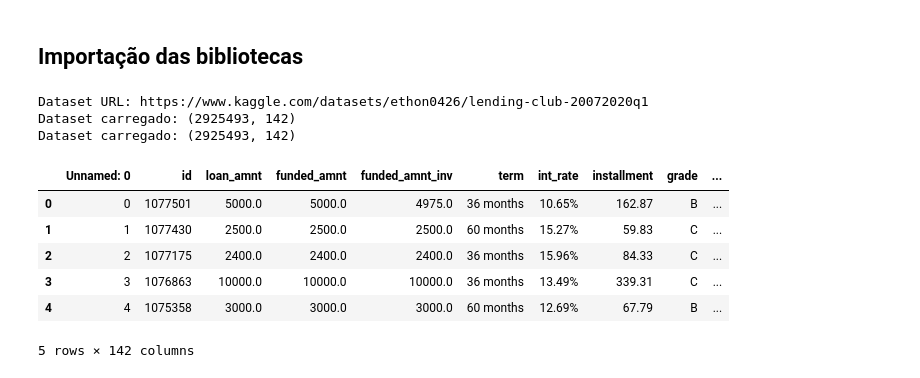
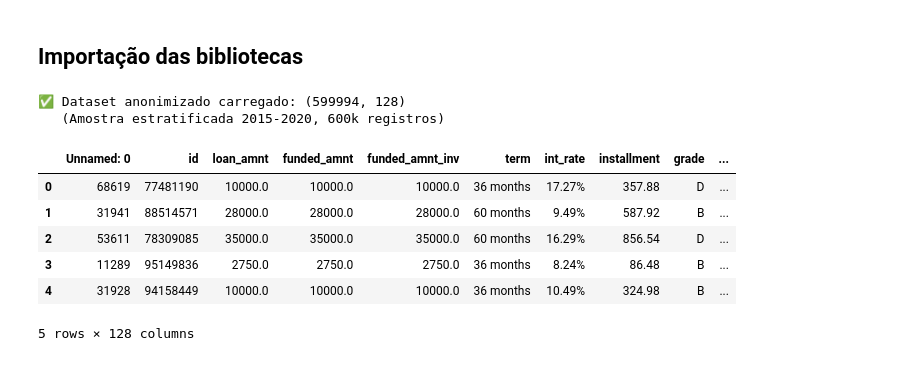
Before and after one commit to andrecamatta/mvp_puc_analise_dados, a Jupyter notebook: mvp_puc.ipynb, the cells around one changed output. Drawn from its saved outputs; the diff is of its cells as text; code cells hidden in the pictures.

```diff
--- a/mvp_puc.ipynb
+++ b/mvp_puc.ipynb
@@ -144,25 +144,37 @@ import kaggle
 import zipfile
 import os
 # %%
-# Download e carregamento do dataset
+# Carregamento de dados - Usando dataset já processado
+# Para reprodutibilidade, carregamos a amostra já preparada
 
-# Download do dataset do Kaggle
-kaggle.api.authenticate()
-kaggle.api.dataset_download_files('ethon0426/lending-club-20072020q1', path='.', unzip=True)
+try:
+    # Tentar carregar a amostra já processada (para avaliadores)
+    df = pd.read_csv('lending_club_sample_2015_2020.csv.gz', compression='gzip', low_memory=False)
+    print(f"Dataset anonimizado carregado: {df.shape}")
+    print("(Amostra estratificada 2015-2020, 600k registros)")
 
-# Carregamento dos dados
-df = pd.read_csv('Loan_status_2007-2020Q3.gzip', low_memory=False)
-print(f"Dataset carregado: {df.shape}")
+except FileNotFoundError:
+    print("Amostra não encontrada. Executando pipeline completo...")
+    print("Nota: Requer configuração do Kaggle API")
+
+    # Pipeline completo (requer kaggle configurado)
+    from data_processing import process_lending_club_pipeline
+    df, process_info = process_lending_club_pipeline()
+
+    print("\nInformações do processamento:")
+    print(f"   Original: {process_info['original_shape']}")
+    print(f"   Filtrado: {process_info['filtered_shape']}")
+    print(f"   Amostra final: {process_info['sample_shape']}")
+
 df.head()
 # %% [output]
-Dataset URL: https://www.kaggle.com/datasets/ethon0426/lending-club-20072020q1
-Dataset carregado: (2925493, 142)
-Dataset carregado: (2925493, 142)
+✅ Dataset anonimizado carregado: (599994, 128)
+   (Amostra estratificada 2015-2020, 600k registros)
 |  | Unnamed: 0 | id | loan_amnt | funded_amnt | funded_amnt_inv | term | int_rate | installment | grade | ... |
-| 0 | 0 | 1077501 | 5000.0 | 5000.0 | 4975.0 | 36 months | 10.65% | 162.87 | B | ... |
-| 1 | 1 | 1077430 | 2500.0 | 2500.0 | 2500.0 | 60 months | 15.27% | 59.83 | C | ... |
-| 2 | 2 | 1077175 | 2400.0 | 2400.0 | 2400.0 | 36 months | 15.96% | 84.33 | C | ... |
-| 3 | 3 | 1076863 | 10000.0 | 10000.0 | 10000.0 | 36 months | 13.49% | 339.31 | C | ... |
-| 4 | 4 | 1075358 | 3000.0 | 3000.0 | 3000.0 | 60 months | 12.69% | 67.79 | B | ... |
+| 0 | 68619 | 77481190 | 10000.0 | 10000.0 | 10000.0 | 36 months | 17.27% | 357.88 | D | ... |
+| 1 | 31941 | 88514571 | 28000.0 | 28000.0 | 28000.0 | 60 months | 9.49% | 587.92 | B | ... |
+| 2 | 53611 | 78309085 | 35000.0 | 35000.0 | 35000.0 | 60 months | 16.29% | 856.54 | D | ... |
+| 3 | 11289 | 95149836 | 2750.0 | 2750.0 | 2750.0 | 36 months | 8.24% | 86.48 | B | ... |
+| 4 | 31928 | 94158449 | 10000.0 | 10000.0 | 10000.0 | 36 months | 10.49% | 324.98 | B | ... |
-5 rows × 142 columns
+5 rows × 128 columns
 # %% [markdown]
```
Also changed, not shown: parts of 6 cells of this notebook, 3 other files.
